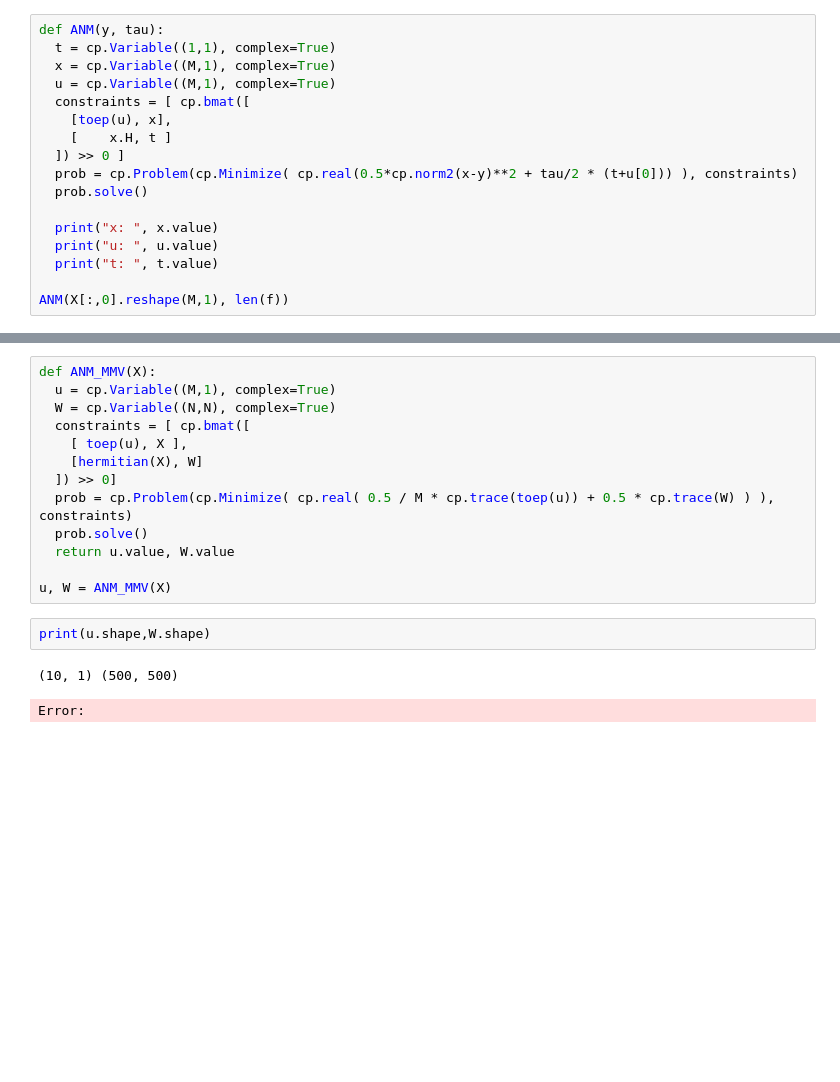
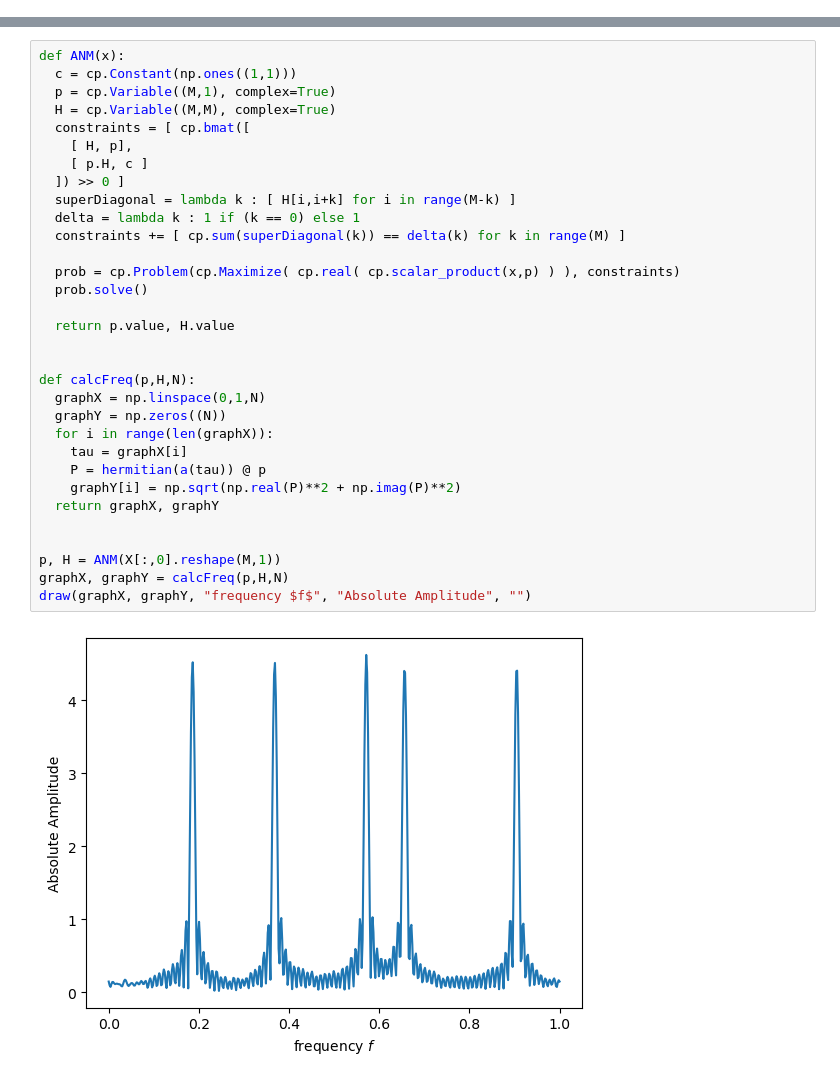
Before and after one commit to Alck2/math4999, a Jupyter notebook: code.ipynb, the cells around one changed output, grey strips where cells are left out. Cells and saved outputs as stored; diff of their text form; blank space fills up the shorter version.

```diff
--- a/code.ipynb
+++ b/code.ipynb
@@ -58,17 +83,0 @@ print(xx[peaks])
-# %%
-def ANM(y, tau):
-  t = cp.Variable((1,1), complex=True)
-  x = cp.Variable((M,1), complex=True)
-  u = cp.Variable((M,1), complex=True)
-  constraints = [ cp.bmat([
-    [toep(u), x],
-    [    x.H, t ]
-  ]) >> 0 ]
-  prob = cp.Problem(cp.Minimize( cp.real(0.5*cp.norm2(x-y)**2 + tau/2 * (t+u[0])) ), constraints)
-  prob.solve()
-
-  print("x: ", x.value)
-  print("u: ", u.value)
-  print("t: ", t.value)
-
-ANM(X[:,0].reshape(M,1), len(f))
@@ -93,18 +84,34 @@ t:  [[6.18770422+0.j]]
-# %%
-def ANM_MMV(X):
-  u = cp.Variable((M,1), complex=True)
-  W = cp.Variable((N,N), complex=True)
-  constraints = [ cp.bmat([
-    [ toep(u), X ],
-    [hermitian(X), W]
-  ]) >> 0]
-  prob = cp.Problem(cp.Minimize( cp.real( 0.5 / M * cp.trace(toep(u)) + 0.5 * cp.trace(W) ) ), constraints)
-  prob.solve()
-  return u.value, W.value
-
-u, W = ANM_MMV(X)
-# %%
-print(u.shape,W.shape)
-# %% [output]
-(10, 1) (500, 500)
-Error:
+# %%
+def ANM(x):
+  c = cp.Constant(np.ones((1,1)))
+  p = cp.Variable((M,1), complex=True)
+  H = cp.Variable((M,M), complex=True)
+  constraints = [ cp.bmat([
+    [ H, p],
+    [ p.H, c ]
+  ]) >> 0 ]
+  superDiagonal = lambda k : [ H[i,i+k] for i in range(M-k) ]
+  delta = lambda k : 1 if (k == 0) else 1
+  constraints += [ cp.sum(superDiagonal(k)) == delta(k) for k in range(M) ]
+
+  prob = cp.Problem(cp.Maximize( cp.real( cp.scalar_product(x,p) ) ), constraints)
+  prob.solve()
+
+  return p.value, H.value
+
+
+def calcFreq(p,H,N):
+  graphX = np.linspace(0,1,N)
+  graphY = np.zeros((N))
+  for i in range(len(graphX)):
+    tau = graphX[i]
+    P = hermitian(a(tau)) @ p
+    graphY[i] = np.sqrt(np.real(P)**2 + np.imag(P)**2)
+  return graphX, graphY
+
+
+p, H = ANM(X[:,0].reshape(M,1))
+graphX, graphY = calcFreq(p,H,N)
+draw(graphX, graphY, "frequency $f$", "Absolute Amplitude", "")
+# %% [output]
+[figure, added]
```
Also changed, not shown: parts of 12 cells of this notebook, 7 other files.
